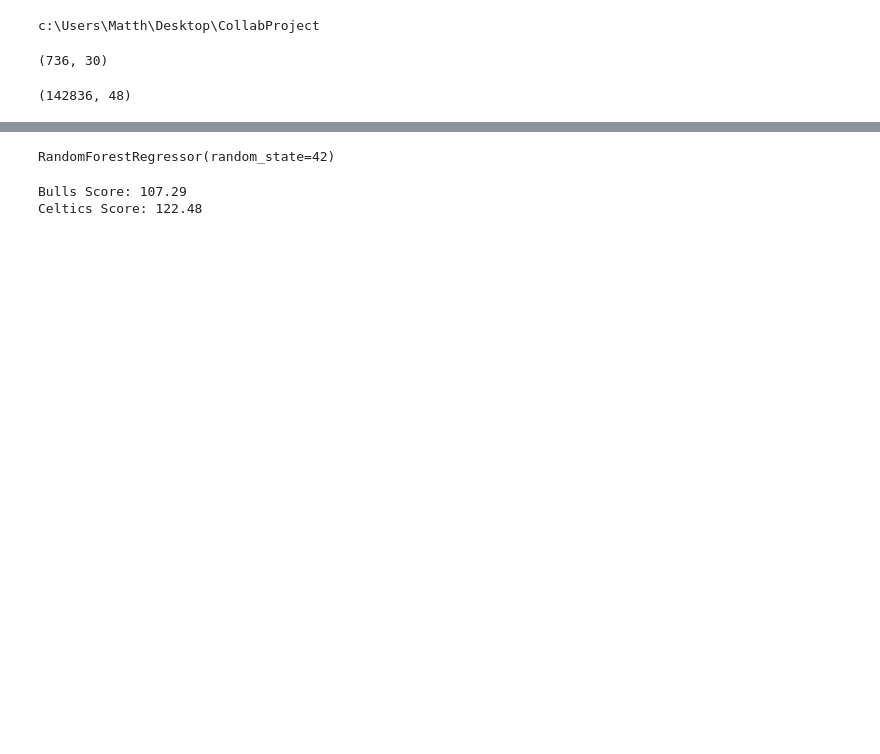
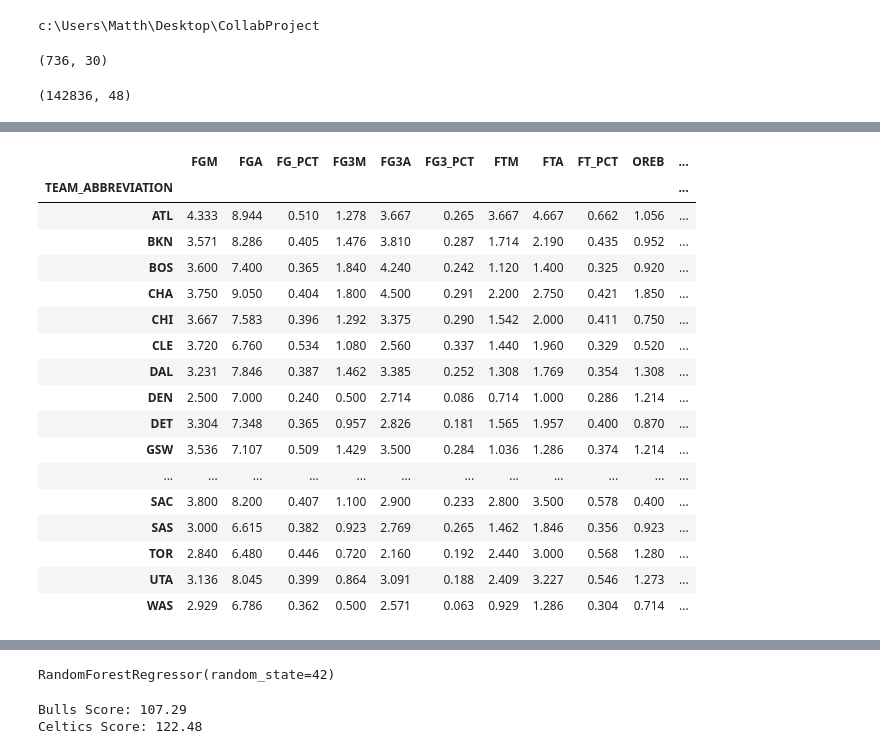
Before and after one commit to pshukl21/CollabProject, a Jupyter notebook: nbaModel.ipynb, the cells around one changed output, grey strips where cells are left out. Cells and saved outputs as stored; diff of their text form; code cells hidden in the pictures; blank space fills up the shorter version.

```diff
--- a/nbaModel.ipynb
+++ b/nbaModel.ipynb
@@ -21,3 +51,26 @@ np.shape(teams_df)
+# %%
+# team stats in this span
+columns_to_exclue = ['Unnamed: 0', 'GAME_ID','PLAYER_ID','TEAM_ID']
+round(df.groupby(by='TEAM_ABBREVIATION').agg("mean", numeric_only=True).drop(columns=columns_to_exclue),3)
+# %% [output]
+|  | FGM | FGA | FG_PCT | FG3M | FG3A | FG3_PCT | FTM | FTA | FT_PCT | OREB | ... |
+| TEAM_ABBREVIATION |  |  |  |  |  |  |  |  |  |  | ... |
+| ATL | 4.333 | 8.944 | 0.510 | 1.278 | 3.667 | 0.265 | 3.667 | 4.667 | 0.662 | 1.056 | ... |
+| BKN | 3.571 | 8.286 | 0.405 | 1.476 | 3.810 | 0.287 | 1.714 | 2.190 | 0.435 | 0.952 | ... |
+| BOS | 3.600 | 7.400 | 0.365 | 1.840 | 4.240 | 0.242 | 1.120 | 1.400 | 0.325 | 0.920 | ... |
+| CHA | 3.750 | 9.050 | 0.404 | 1.800 | 4.500 | 0.291 | 2.200 | 2.750 | 0.421 | 1.850 | ... |
+| CHI | 3.667 | 7.583 | 0.396 | 1.292 | 3.375 | 0.290 | 1.542 | 2.000 | 0.411 | 0.750 | ... |
+| CLE | 3.720 | 6.760 | 0.534 | 1.080 | 2.560 | 0.337 | 1.440 | 1.960 | 0.329 | 0.520 | ... |
+| DAL | 3.231 | 7.846 | 0.387 | 1.462 | 3.385 | 0.252 | 1.308 | 1.769 | 0.354 | 1.308 | ... |
+| DEN | 2.500 | 7.000 | 0.240 | 0.500 | 2.714 | 0.086 | 0.714 | 1.000 | 0.286 | 1.214 | ... |
+| DET | 3.304 | 7.348 | 0.365 | 0.957 | 2.826 | 0.181 | 1.565 | 1.957 | 0.400 | 0.870 | ... |
+| GSW | 3.536 | 7.107 | 0.509 | 1.429 | 3.500 | 0.284 | 1.036 | 1.286 | 0.374 | 1.214 | ... |
+| ... | ... | ... | ... | ... | ... | ... | ... | ... | ... | ... | ... |
+| SAC | 3.800 | 8.200 | 0.407 | 1.100 | 2.900 | 0.233 | 2.800 | 3.500 | 0.578 | 0.400 | ... |
+| SAS | 3.000 | 6.615 | 0.382 | 0.923 | 2.769 | 0.265 | 1.462 | 1.846 | 0.356 | 0.923 | ... |
+| TOR | 2.840 | 6.480 | 0.446 | 0.720 | 2.160 | 0.192 | 2.440 | 3.000 | 0.568 | 1.280 | ... |
+| UTA | 3.136 | 8.045 | 0.399 | 0.864 | 3.091 | 0.188 | 2.409 | 3.227 | 0.546 | 1.273 | ... |
+| WAS | 2.929 | 6.786 | 0.362 | 0.500 | 2.571 | 0.063 | 0.929 | 1.286 | 0.304 | 0.714 | ... |
 # %%
 teams_df = teams_df[teams_df['gameDate'] > '2024-10-01']
 teams_df
```
Also changed, not shown: parts of 4 cells of this notebook.
